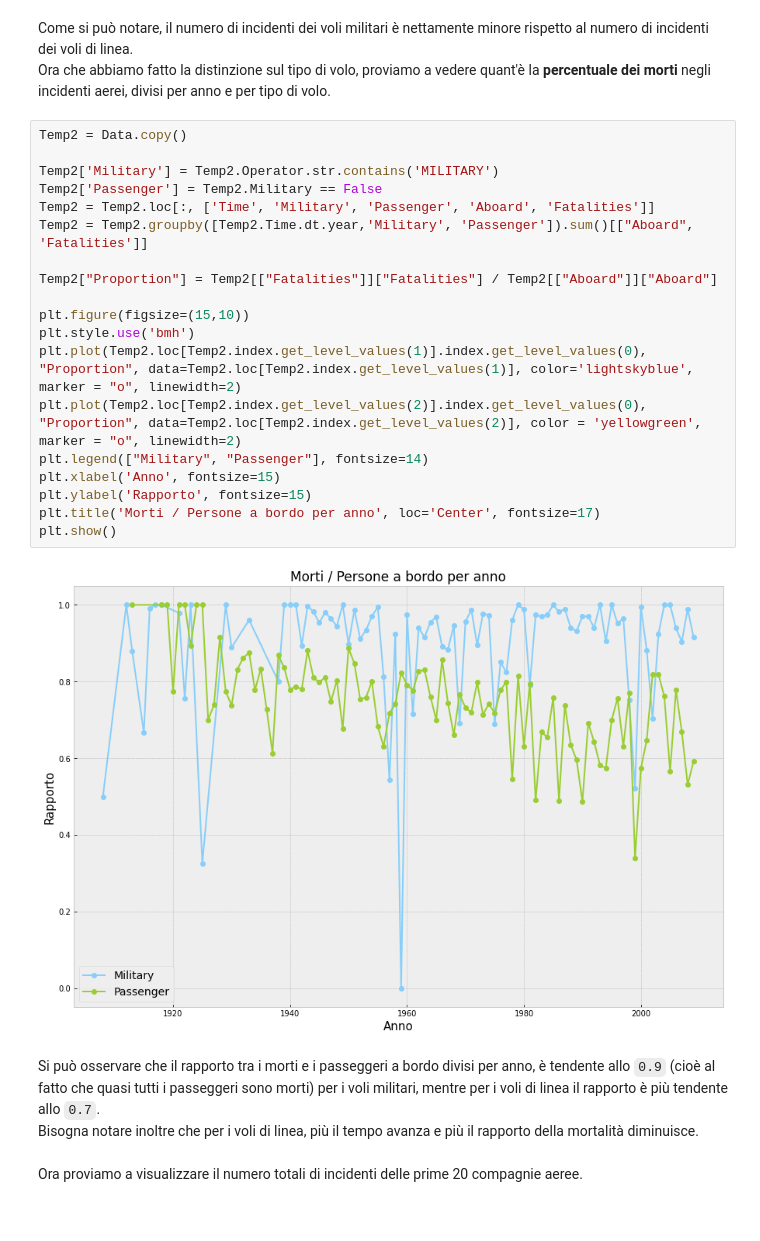
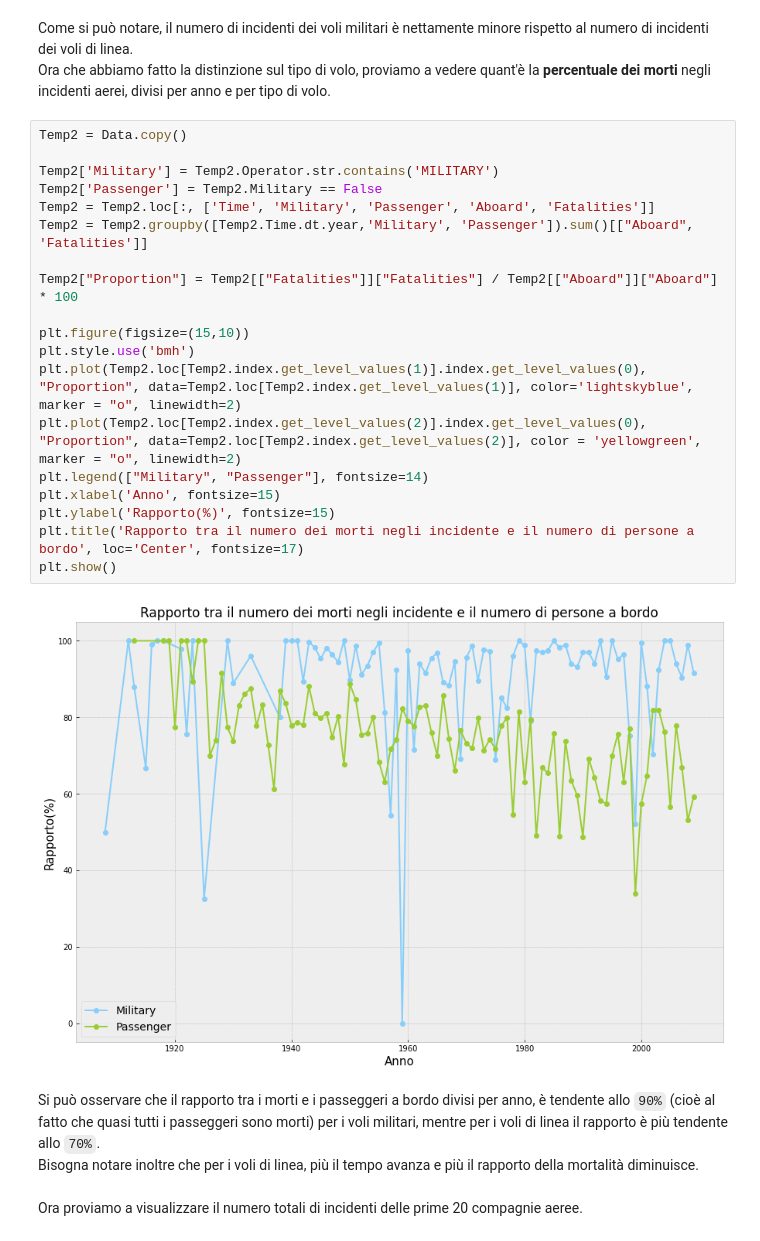
Before and after one commit to A-mangio/incidenti_aerei, a Jupyter notebook: airplaneCrashes.ipynb, the cells around one changed output. Saved outputs shown, nothing was run; the diff lists cells and outputs as text.

```diff
--- a/airplaneCrashes.ipynb
+++ b/airplaneCrashes.ipynb
@@ -122,26 +122,26 @@ Ora che abbiamo fatto la distinzione sul tipo di volo, proviamo a vedere quant'
 # %%
 Temp2 = Data.copy()
 
 Temp2['Military'] = Temp2.Operator.str.contains('MILITARY')
 Temp2['Passenger'] = Temp2.Military == False
 Temp2 = Temp2.loc[:, ['Time', 'Military', 'Passenger', 'Aboard', 'Fatalities']]
 Temp2 = Temp2.groupby([Temp2.Time.dt.year,'Military', 'Passenger']).sum()[["Aboard", 'Fatalities']]
 
-Temp2["Proportion"] = Temp2[["Fatalities"]]["Fatalities"] / Temp2[["Aboard"]]["Aboard"]
+Temp2["Proportion"] = Temp2[["Fatalities"]]["Fatalities"] / Temp2[["Aboard"]]["Aboard"] * 100
 
 plt.figure(figsize=(15,10))
 plt.style.use('bmh')
 plt.plot(Temp2.loc[Temp2.index.get_level_values(1)].index.get_level_values(0), "Proportion", data=Temp2.loc[Temp2.index.get_level_values(1)], color='lightskyblue', marker = "o", linewidth=2)
 plt.plot(Temp2.loc[Temp2.index.get_level_values(2)].index.get_level_values(0), "Proportion", data=Temp2.loc[Temp2.index.get_level_values(2)], color = 'yellowgreen', marker = "o", linewidth=2)
 plt.legend(["Military", "Passenger"], fontsize=14)
 plt.xlabel('Anno', fontsize=15)
-plt.ylabel('Rapporto', fontsize=15)
-plt.title('Morti / Persone a bordo per anno', loc='Center', fontsize=17)
+plt.ylabel('Rapporto(%)', fontsize=15)
+plt.title('Rapporto tra il numero dei morti negli incidente e il numero di persone a bordo', loc='Center', fontsize=17)
 plt.show()
 # %% [output]
-[figure, old version]
+[figure, new version]
 # %% [markdown]
-Si può osservare che il rapporto tra i morti e i passeggeri a bordo divisi per anno, è tendente allo `0.9` (cioè al fatto che quasi tutti i passeggeri sono morti) per i voli militari, mentre per i voli di linea il rapporto è più tendente allo `0.7`. <br>
+Si può osservare che il rapporto tra i morti e i passeggeri a bordo divisi per anno, è tendente allo `90%` (cioè al fatto che quasi tutti i passeggeri sono morti) per i voli militari, mentre per i voli di linea il rapporto è più tendente allo `70%`. <br>
 Bisogna notare inoltre che per i voli di linea, più il tempo avanza e più il rapporto della mortalità diminuisce.
 # %% [markdown]
 Ora proviamo a visualizzare il numero totali di incidenti delle prime 20 compagnie aeree.
```
Also changed, not shown: parts of 1 cell of this notebook.
